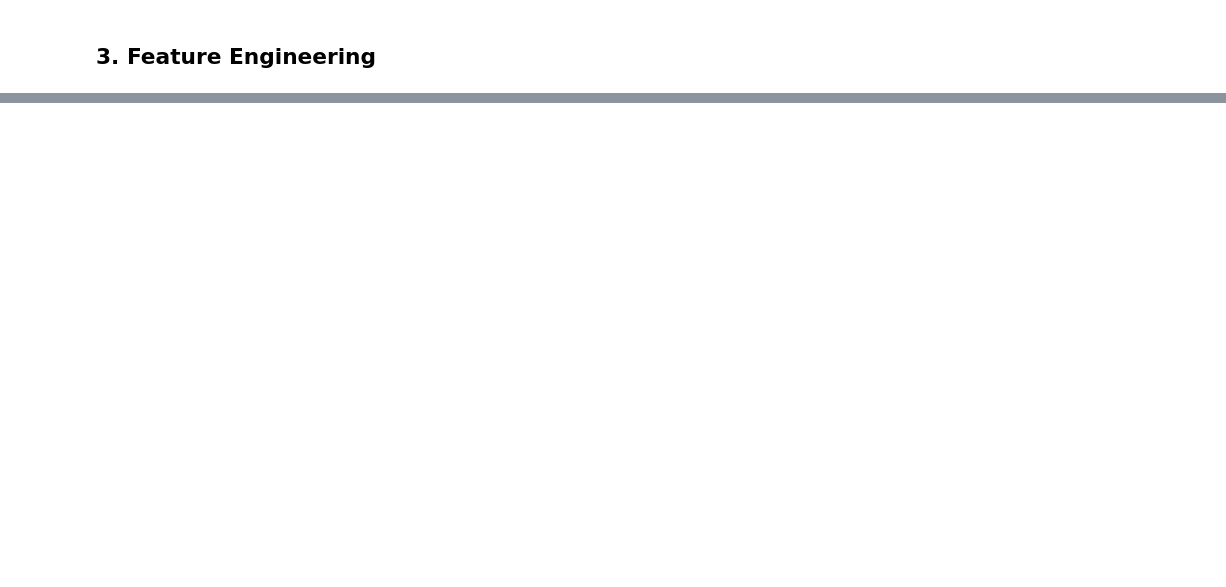
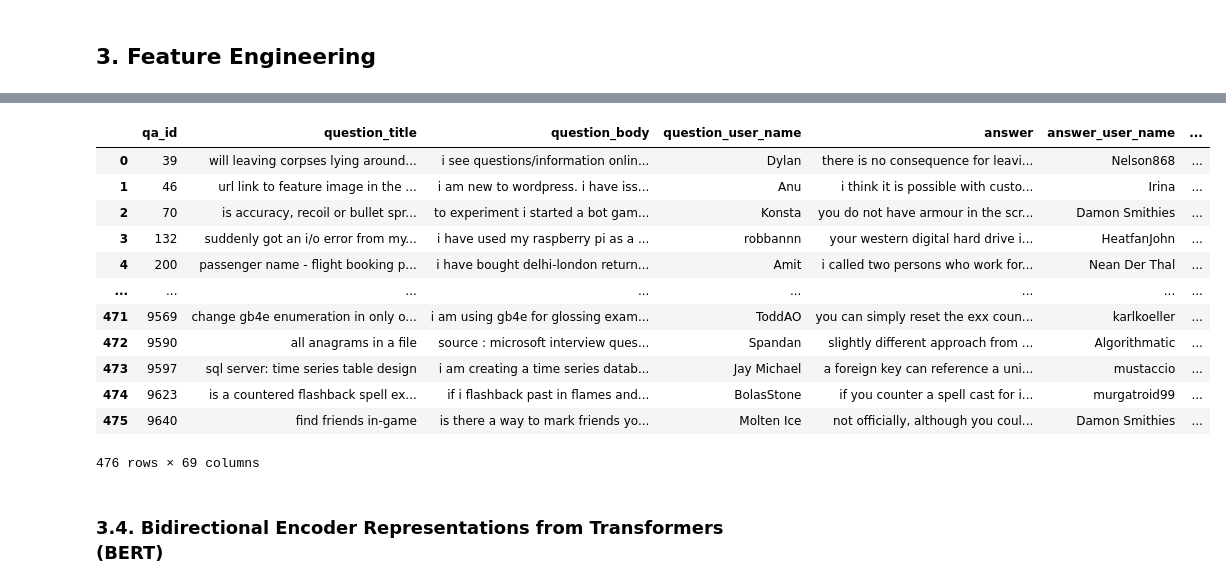
Before and after one commit to szachovy/Google-QUEST-Q-A-Labeling, a Jupyter notebook: agent.ipynb, the cells around one changed output, grey strips where cells are left out. Saved outputs shown, nothing was run; the diff lists cells and outputs as text; code cells hidden in the pictures; blank space fills up the shorter version.

```diff
--- a/agent.ipynb
+++ b/agent.ipynb
@@ -257,0 +292,18 @@ TypeError: unhashable type: 'list'
+# %%
+X_test
+# %% [output]
+|  | qa_id | question_title | question_body | question_user_name | answer | answer_user_name | ... |
+| 0 | 39 | will leaving corpses lying around... | i see questions/information onlin... | Dylan | there is no consequence for leavi... | Nelson868 | ... |
+| 1 | 46 | url link to feature image in the ... | i am new to wordpress. i have iss... | Anu | i think it is possible with custo... | Irina | ... |
+| 2 | 70 | is accuracy, recoil or bullet spr... | to experiment i started a bot gam... | Konsta | you do not have armour in the scr... | Damon Smithies | ... |
+| 3 | 132 | suddenly got an i/o error from my... | i have used my raspberry pi as a ... | robbannn | your western digital hard drive i... | HeatfanJohn | ... |
+| 4 | 200 | passenger name - flight booking p... | i have bought delhi-london return... | Amit | i called two persons who work for... | Nean Der Thal | ... |
+| ... | ... | ... | ... | ... | ... | ... | ... |
+| 471 | 9569 | change gb4e enumeration in only o... | i am using gb4e for glossing exam... | ToddAO | you can simply reset the exx coun... | karlkoeller | ... |
+| 472 | 9590 | all anagrams in a file | source : microsoft interview ques... | Spandan | slightly different approach from ... | Algorithmatic | ... |
+| 473 | 9597 | sql server: time series table design | i am creating a time series datab... | Jay Michael | a foreign key can reference a uni... | mustaccio | ... |
+| 474 | 9623 | is a countered flashback spell ex... | if i flashback past in flames and... | BolasStone | if you counter a spell cast for i... | murgatroid99 | ... |
+| 475 | 9640 | find friends in-game | is there a way to mark friends yo... | Molten Ice | not officially, although you coul... | Damon Smithies | ... |
+476 rows × 69 columns
+# %% [markdown]
+### 3.4. Bidirectional Encoder Representations from Transformers (BERT)
```
Also changed, not shown: parts of 10 cells of this notebook, 5 other files.
